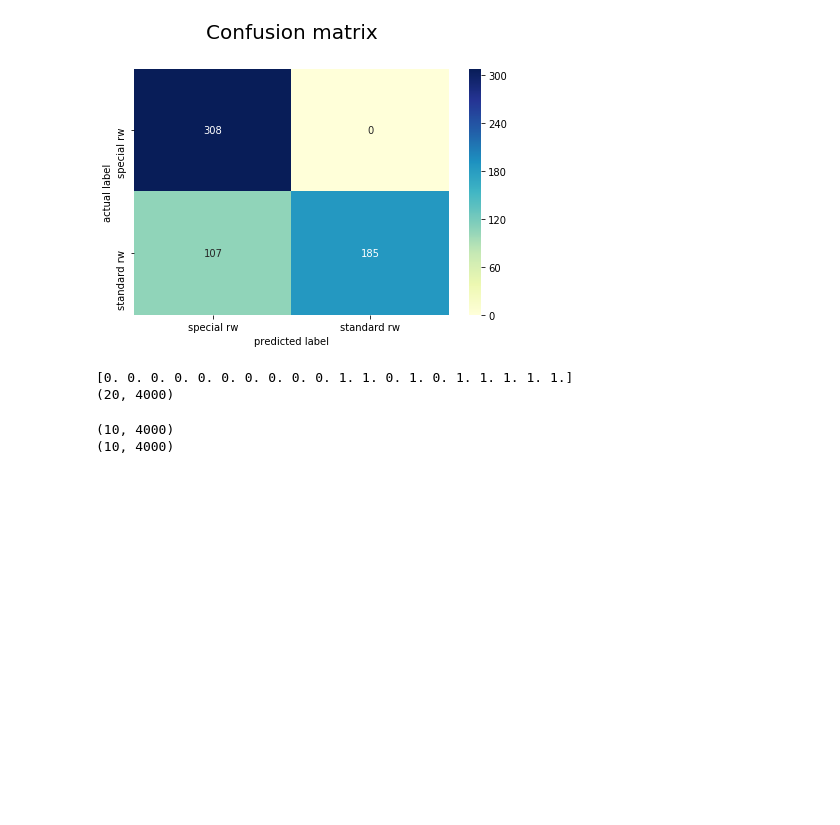
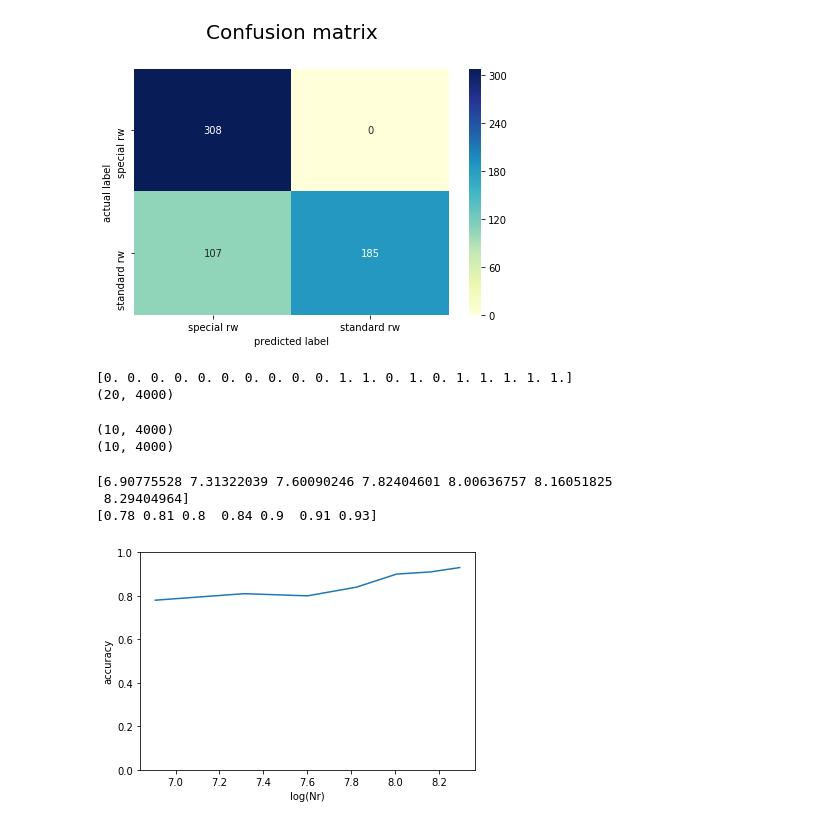
Before and after one commit to Tontonsenpai/Simulation-and-machine-learning-of-Random-Walk-with-time-dependent-probability, a Jupyter notebook: calculating displacement & location random walk for uniform .ipynb, the cells around one changed output. Cells and saved outputs as stored; diff of their text form; code cells hidden in the pictures; blank space fills up the shorter version.

```diff
--- a/calculating displacement & location random walk for uniform .ipynb
+++ b/calculating displacement & location random walk for uniform .ipynb
@@ -297,3 +297,22 @@ print(x1.shape)
 # %% [output]
 (10, 4000)
 (10, 4000)
+# %%
+#Generating an accuracy over log(nr)
+import matplotlib.pyplot as plt
+import numpy as np
+x = np.log([1000,1500,2000,2500,3000,3500,4000])
+print(x)
+
+y=np.array([0.78,0.81,0.80,0.84,0.90,0.91,0.93])
+print(y)
+plt.plot(x,y)
+plt.ylim(bottom=0,top=1)
+plt.xlabel('log(Nr)')
+plt.ylabel('accuracy')
+plt.show()
+# %% [output]
+[6.90775528 7.31322039 7.60090246 7.82404601 8.00636757 8.16051825
+ 8.29404964]
+[0.78 0.81 0.8  0.84 0.9  0.91 0.93]
+[figure, added]
```
